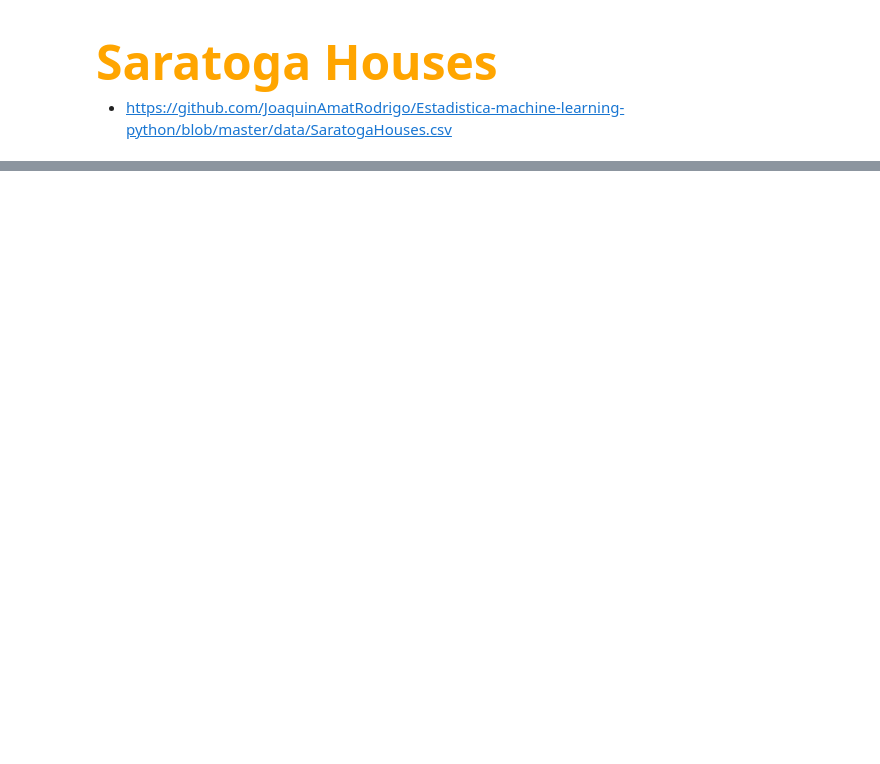
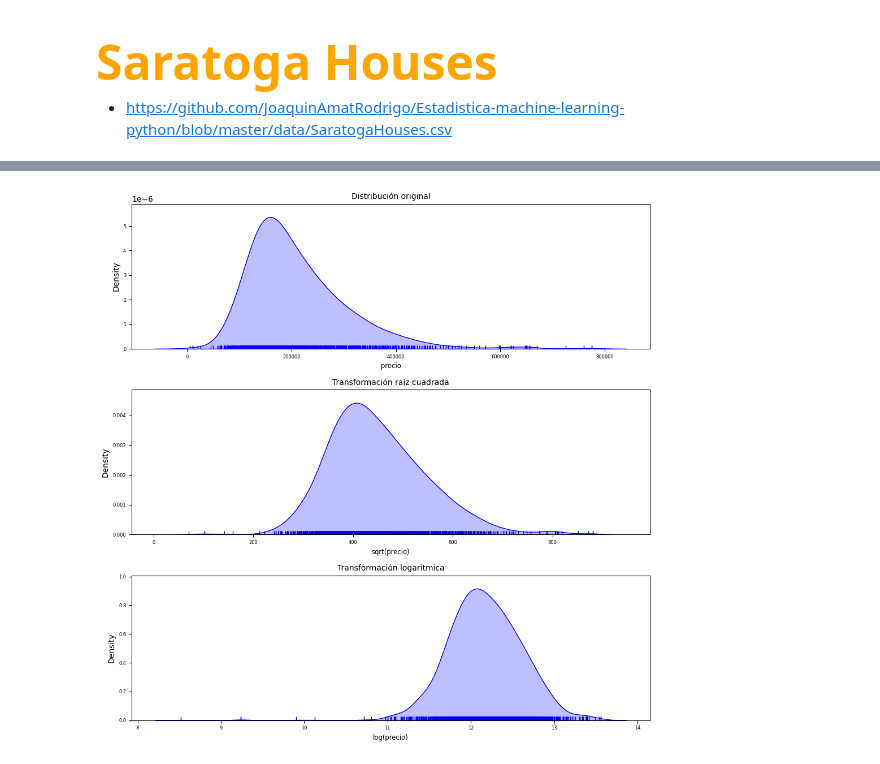
Before and after one commit to JoseJesusLaCasaNieto/Kaggle, a Jupyter notebook: SaratogaHouses/SaratogaHouses.ipynb, the cells around one changed output, grey strips where cells are left out. Drawn from its saved outputs; the diff is of its cells as text; code cells hidden in the pictures; blank space fills up the shorter version.

```diff
--- a/SaratogaHouses/SaratogaHouses.ipynb
+++ b/SaratogaHouses/SaratogaHouses.ipynb
@@ -12,4 +16,6 @@ url = (
 )
 data = pd.read_csv(url, sep=',')
 
-display(data)
+data.columns = ['precio', 'metros_totales', 'antiguedad', 'precio_terreno', 'metros_habitables',
+                'universitarios', 'dormitorios', 'chimenea', 'banyos', 'habitaciones', 'calefaccion',
+                'consumo_calefaccion', 'desague', 'vistas_lago', 'nueva_construccion', 'aire_acondicionado']
@@ -29,0 +76,50 @@ display(data)
+# %%
+fig, axes = plt.subplots(nrows=3, ncols=1, figsize=(10, 10))
+sns.kdeplot(
+    data.precio,
+    fill=True,
+    color='blue',
+    ax=axes[0]
+)
+sns.rugplot(
+    data.precio,
+    color='blue',
+    ax=axes[0]
+)
+axes[0].set_title('Distribución original', fontsize='medium')
+axes[0].set_xlabel('precio', fontsize='small')
+axes[0].tick_params(labelsize=6)
+
+sns.kdeplot(
+    np.sqrt(data.precio),
+    fill=True,
+    color='blue',
+    ax=axes[1]
+)
+sns.rugplot(
+    np.sqrt(data.precio),
+    color='blue',
+    ax=axes[1]
+)
+axes[1].set_title('Transformación raíz cuadrada', fontsize='medium')
+axes[1].set_xlabel('sqrt(precio)', fontsize='small')
+axes[1].tick_params(labelsize=6)
+
+sns.kdeplot(
+    np.log(data.precio),
+    fill=True,
+    color='blue',
+    ax=axes[2]
+)
+sns.rugplot(
+    np.log(data.precio),
+    color='blue',
+    ax=axes[2]
+)
+axes[2].set_title('Transformación logarítmica', fontsize='medium')
+axes[2].set_xlabel('log(precio)', fontsize='small')
+axes[2].tick_params(labelsize=6)
+
+fig.tight_layout()
+# %% [output]
+[figure, added]
```
Also changed, not shown: parts of 22 cells of this notebook.
